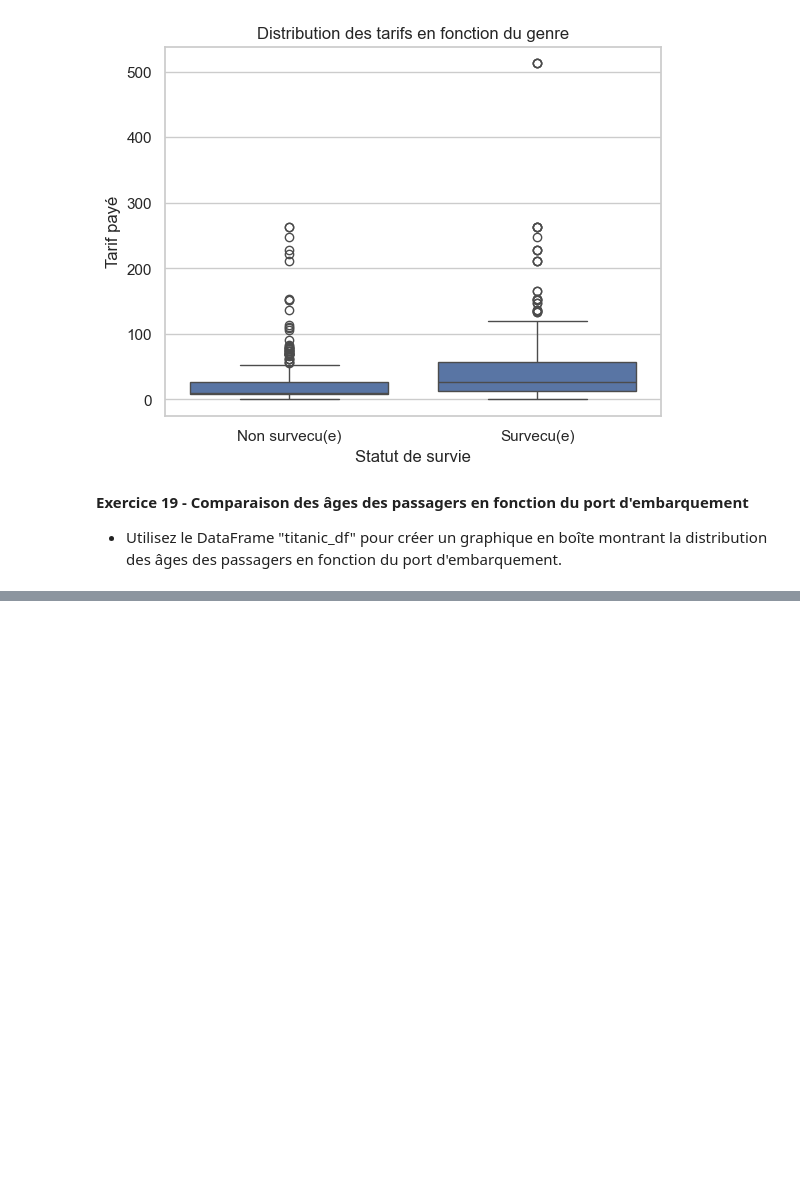
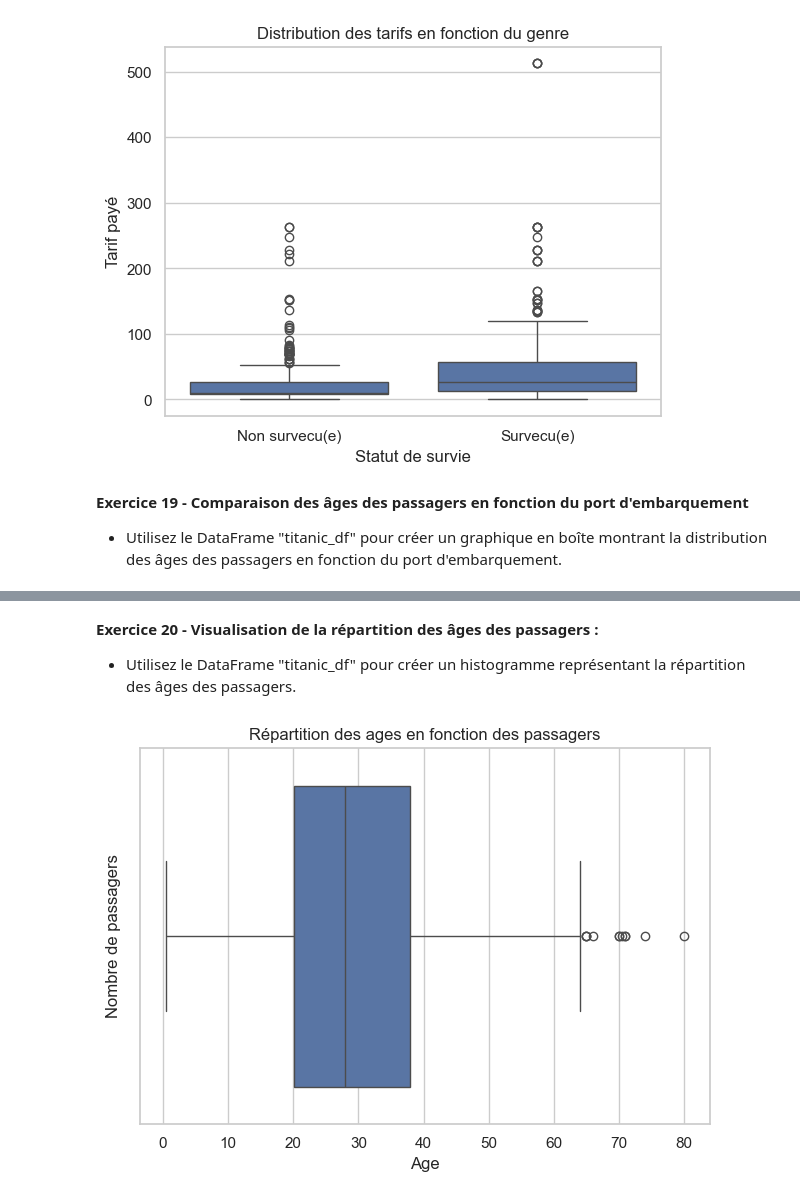
Before and after one commit to timdazayous/InitiationPython, a Jupyter notebook: Seaborn.ipynb, the cells around one changed output, grey strips where cells are left out. Saved outputs shown, nothing was run; the diff lists cells and outputs as text; code cells hidden in the pictures; blank space fills up the shorter version.

```diff
--- a/Seaborn.ipynb
+++ b/Seaborn.ipynb
@@ -494,0 +511,16 @@ plt.show()
+# %% [markdown]
+**Exercice 20 - Visualisation de la répartition des âges des passagers :**
+* Utilisez le DataFrame "titanic_df" pour créer un histogramme représentant la répartition des âges des passagers.
+# %%
+sns.set(style='whitegrid')
+
+sns.boxplot(data=titanic_df, x=titanic_df['Age'].dropna())
+
+plt.title("Répartition des ages en fonction des passagers")
+plt.xlabel("Age")
+plt.ylabel("Nombre de passagers")
+
+plt.tight_layout()
+plt.show()
+# %% [output]
+[figure, added]
```
Also changed, not shown: parts of 1 cell of this notebook.
